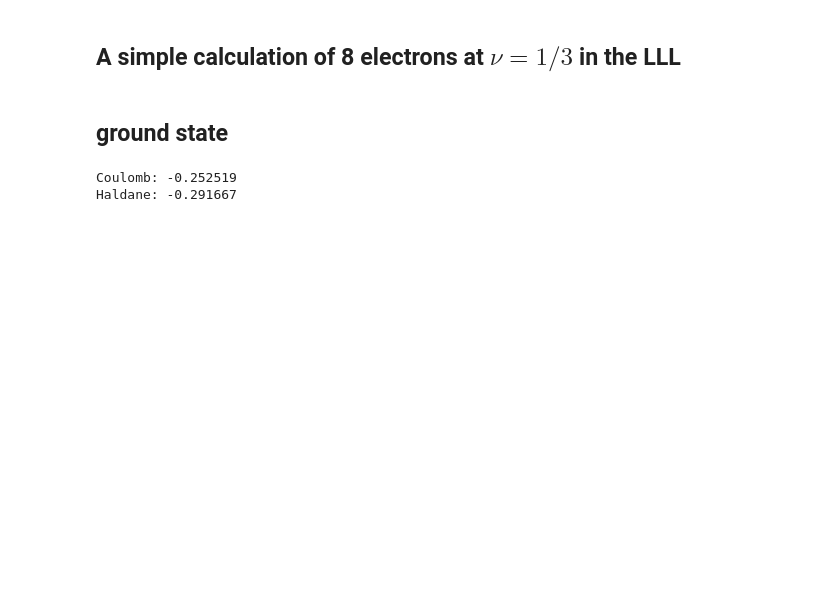
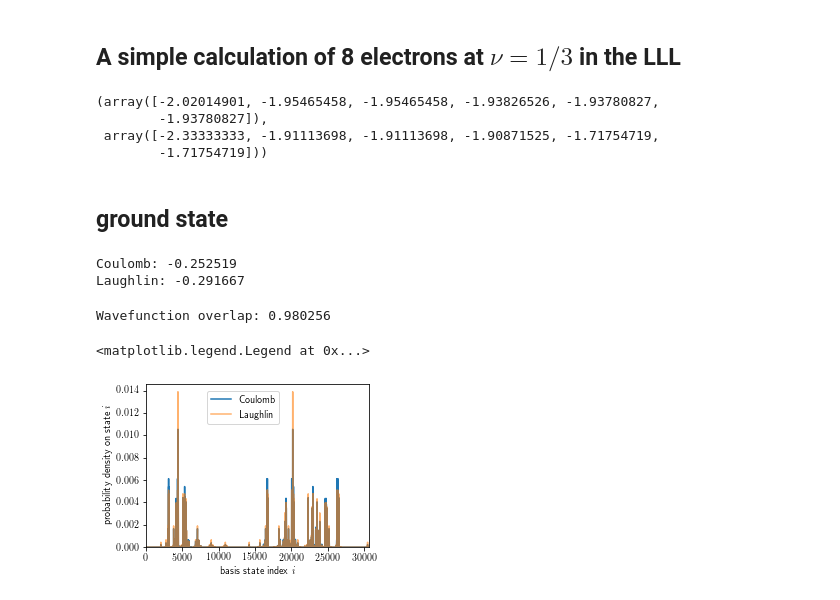
Before and after one commit to akshaykri/QH_ED, a Jupyter notebook: examples/Basics1.ipynb, the cells around one changed output. Drawn from its saved outputs; the diff is of its cells as text; code cells hidden in the pictures; blank space fills up the shorter version.

```diff
--- a/examples/Basics1.ipynb
+++ b/examples/Basics1.ipynb
@@ -50,11 +50,34 @@ HMat2 = hilbert.dijToCsr(dij2, NH)
 # %%
 E1, V1 = ssp.linalg.eigsh(HMat1, k=6, which='SA')
 E2, V2 = ssp.linalg.eigsh(HMat2, k=6, which='SA')
+# %%
+E1, E2
+# %% [output]
+(array([-2.02014901, -1.95465458, -1.95465458, -1.93826526, -1.93780827,
+        -1.93780827]),
+ array([-2.33333333, -1.91113698, -1.91113698, -1.90871525, -1.71754719,
+        -1.71754719]))
 # %% [markdown]
 ## ground state
 # %%
 print("Coulomb: {0:.6f}".format(E1[0]/Ne))
-print("Haldane: {0:.6f}".format(E2[0]/Ne))
+print("Laughlin: {0:.6f}".format(E2[0]/Ne))
 # %% [output]
 Coulomb: -0.252519
-Haldane: -0.291667
+Laughlin: -0.291667
+# %%
+print("Wavefunction overlap: {0:.6f}".format(np.dot(V1[:, 0], V2[:, 0])**2))
+# %% [output]
+Wavefunction overlap: 0.980256
+# %%
+f, ax = plt.subplots(1, 1, figsize=(4,3))
+ax.plot(V1[:, 0]**2, label='Coulomb')
+ax.plot(V2[:, 0]**2, alpha=0.6, label='Laughlin')
+ax.set_xlabel(r'basis state index $i$')
+ax.set_ylabel(r'probability density on state $i$')
+ax.set_xlim([0, sum(hilbLen_s)])
+ax.set_ylim(0)
+ax.legend(loc='upper left', bbox_to_anchor=(0.25, 0.99))
+# %% [output]
+<matplotlib.legend.Legend at 0x...>
+[figure, added]
```
Also changed, not shown: parts of 23 cells of this notebook, 3 other files.
